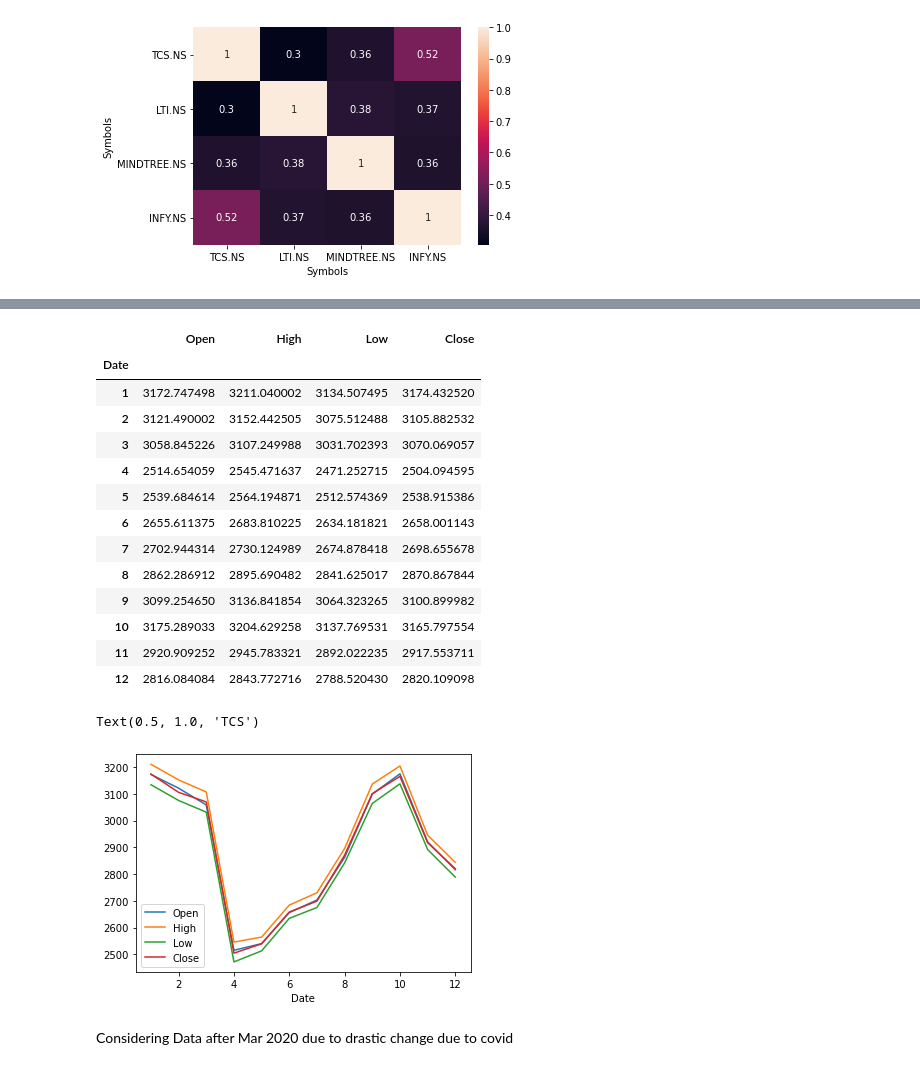
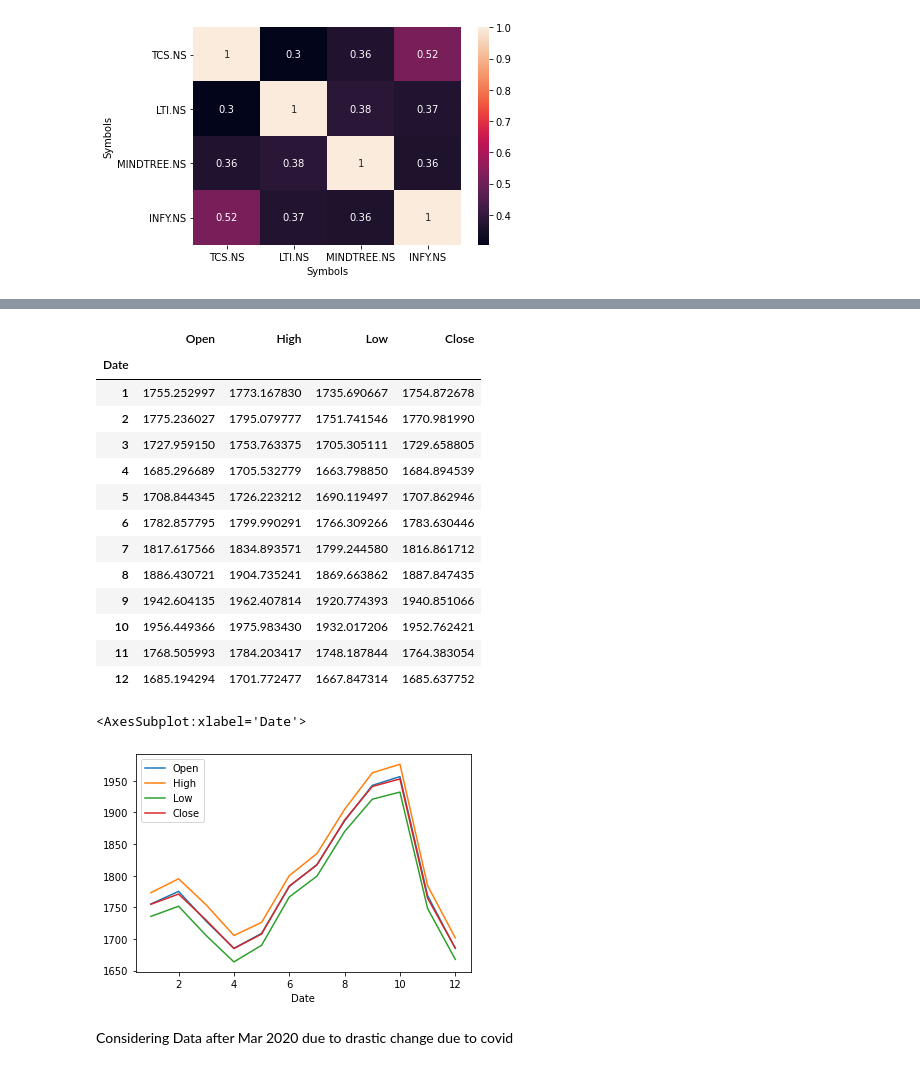
Before and after one commit to ShubhamRaiGit/indian-stock-market-predict, a Jupyter notebook: Indian Stock Market Prediction.ipynb, the cells around one changed output, grey strips where cells are left out. Saved outputs shown, nothing was run; the diff lists cells and outputs as text; code cells hidden in the pictures.

```diff
--- a/Indian Stock Market Prediction.ipynb
+++ b/Indian Stock Market Prediction.ipynb
@@ -150,7 +150,7 @@ for label, x, y in zip(rets.columns, rets.mean(), rets.std()):
 # %%
 tcs['Date'] = pd.to_datetime(tcs.index, format='%Y-%m-%d')
 
-y_overall = tcs.loc[(tcs['Date'] >= '2020-04-01')
+y_overall = tcs.loc[(tcs['Date'] >= '2014-04-01')
                      & (tcs['Date'] <= '2021-11-14')]
 
 y_overall=y_overall[['Open','High','Low','Close']]
@@ -159,27 +159,25 @@ monthvise
 # %% [output]
 |  | Open | High | Low | Close |
 | Date |  |  |  |  |
-| 1 | 3172.747498 | 3211.040002 | 3134.507495 | 3174.432520 |
-| 2 | 3121.490002 | 3152.442505 | 3075.512488 | 3105.882532 |
-| 3 | 3058.845226 | 3107.249988 | 3031.702393 | 3070.069057 |
-| 4 | 2514.654059 | 2545.471637 | 2471.252715 | 2504.094595 |
-| 5 | 2539.684614 | 2564.194871 | 2512.574369 | 2538.915386 |
-| 6 | 2655.611375 | 2683.810225 | 2634.181821 | 2658.001143 |
-| 7 | 2702.944314 | 2730.124989 | 2674.878418 | 2698.655678 |
-| 8 | 2862.286912 | 2895.690482 | 2841.625017 | 2870.867844 |
-| 9 | 3099.254650 | 3136.841854 | 3064.323265 | 3100.899982 |
-| 10 | 3175.289033 | 3204.629258 | 3137.769531 | 3165.797554 |
-| 11 | 2920.909252 | 2945.783321 | 2892.022235 | 2917.553711 |
-| 12 | 2816.084084 | 2843.772716 | 2788.520430 | 2820.109098 |
+| 1 | 1755.252997 | 1773.167830 | 1735.690667 | 1754.872678 |
+| 2 | 1775.236027 | 1795.079777 | 1751.741546 | 1770.981990 |
+| 3 | 1727.959150 | 1753.763375 | 1705.305111 | 1729.658805 |
+| 4 | 1685.296689 | 1705.532779 | 1663.798850 | 1684.894539 |
+| 5 | 1708.844345 | 1726.223212 | 1690.119497 | 1707.862946 |
+| 6 | 1782.857795 | 1799.990291 | 1766.309266 | 1783.630446 |
+| 7 | 1817.617566 | 1834.893571 | 1799.244580 | 1816.861712 |
+| 8 | 1886.430721 | 1904.735241 | 1869.663862 | 1887.847435 |
+| 9 | 1942.604135 | 1962.407814 | 1920.774393 | 1940.851066 |
+| 10 | 1956.449366 | 1975.983430 | 1932.017206 | 1952.762421 |
+| 11 | 1768.505993 | 1784.203417 | 1748.187844 | 1764.383054 |
+| 12 | 1685.194294 | 1701.772477 | 1667.847314 | 1685.637752 |
 # %%
-fig.set_figheight(8)
-fig.set_figwidth(40)
+
 
 monthvise[["Open", "High", "Low", "Close"]].plot()
-axes[0,0].set_title("TCS")
 # %% [output]
-Text(0.5, 1.0, 'TCS')
+<AxesSubplot:xlabel='Date'>
-[figure, old version]
+[figure, new version]
 # %% [markdown]
 Considering Data after Mar 2020 due to drastic change due to covid
 # %% [markdown]
```
Also changed, not shown: parts of 28 cells of this notebook.
